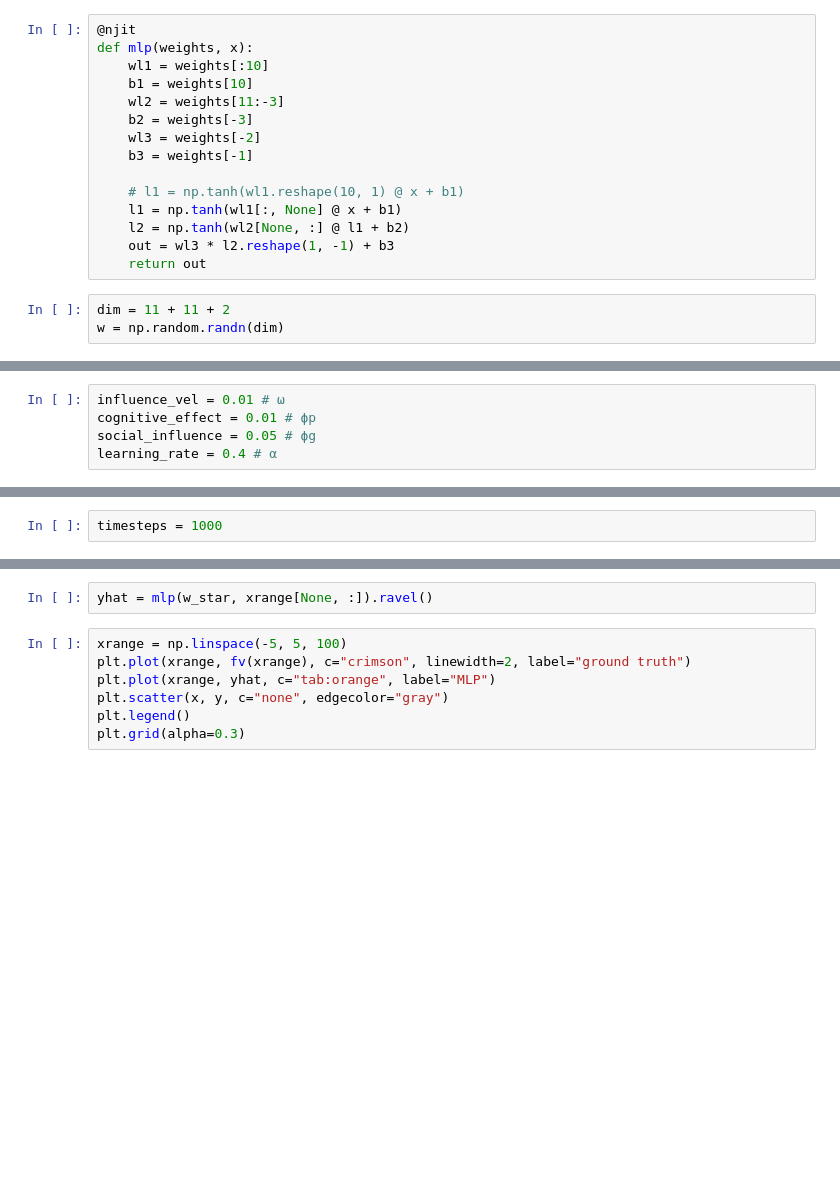
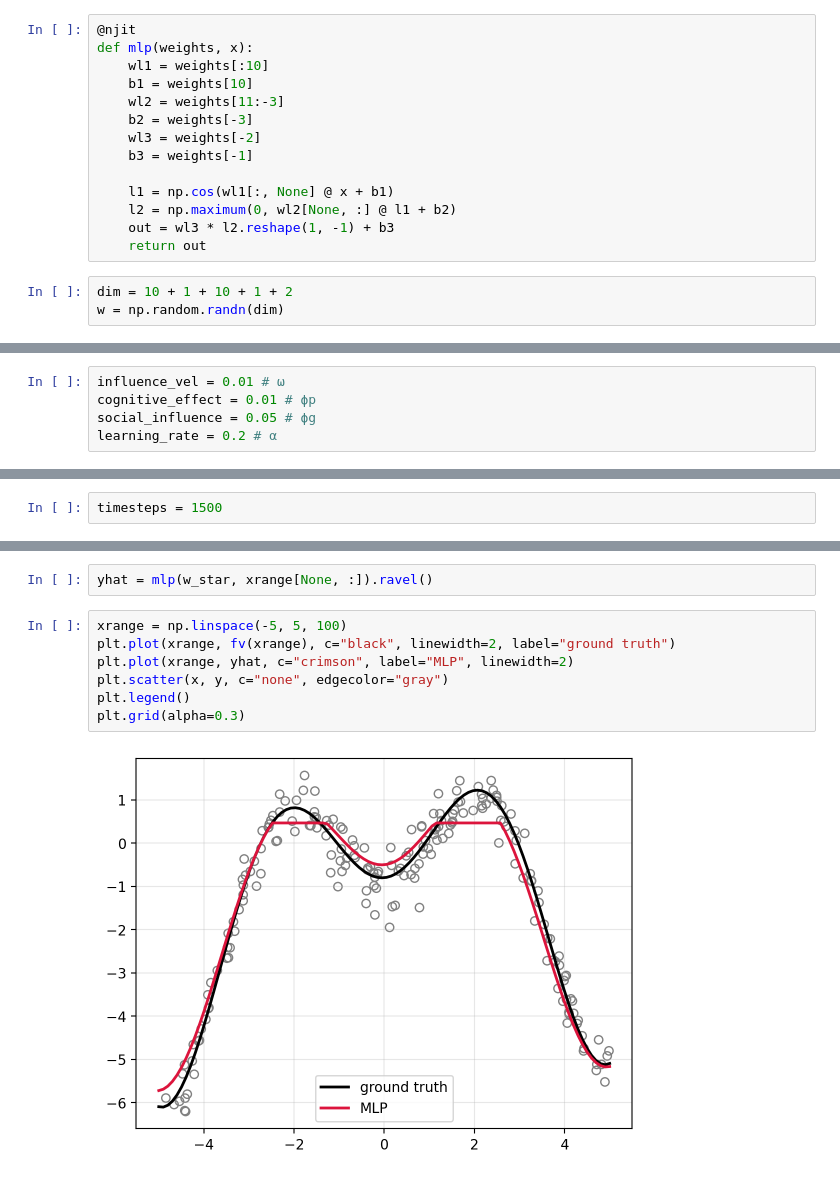
Before and after one commit to sapienzaio/online-ml-finance, a Jupyter notebook: 02-numba-pso.ipynb, the cells around one changed output, grey strips where cells are left out. Saved outputs shown, nothing was run; the diff lists cells and outputs as text; blank space fills up the shorter version.

```diff
--- a/02-numba-pso.ipynb
+++ b/02-numba-pso.ipynb
@@ -242,13 +277,12 @@ def mlp(weights, x):
     wl3 = weights[-2]
     b3 = weights[-1]
 
-    # l1 = np.tanh(wl1.reshape(10, 1) @ x + b1)
-    l1 = np.tanh(wl1[:, None] @ x + b1)
-    l2 = np.tanh(wl2[None, :] @ l1 + b2)
+    l1 = np.cos(wl1[:, None] @ x + b1)
+    l2 = np.maximum(0, wl2[None, :] @ l1 + b2)
     out = wl3 * l2.reshape(1, -1) + b3
     return out
 # %%
-dim = 11 + 11 + 2
+dim = 10 + 1 + 10 + 1 + 2
 w = np.random.randn(dim)
 # %%
 @njit
@@ -264,7 +298,7 @@ lossfn(w)
 influence_vel = 0.01 # ω
 cognitive_effect = 0.01 # ϕp
 social_influence = 0.05 # ϕg
-learning_rate = 0.4 # α
+learning_rate = 0.2 # α
 # %%
 # Initialisiation
 n_particles = 100
@@ -273,7 +307,7 @@ b_down, b_up = -5, 5
 np.random.seed(314)
 (positions, velocities, positions_best), position_best_global = initialise_swarm(lossfn, dim, b_down, b_up, n_particles)
 # %%
-timesteps = 1000
+timesteps = 1500
 # %%
 %%time
 positions_best, hist = run_pso(
@@ -289,8 +329,10 @@ w_star = position_best_global_hist[-1]
 yhat = mlp(w_star, xrange[None, :]).ravel()
 # %%
 xrange = np.linspace(-5, 5, 100)
-plt.plot(xrange, fv(xrange), c="crimson", linewidth=2, label="ground truth")
-plt.plot(xrange, yhat, c="tab:orange", label="MLP")
+plt.plot(xrange, fv(xrange), c="black", linewidth=2, label="ground truth")
+plt.plot(xrange, yhat, c="crimson", label="MLP", linewidth=2)
 plt.scatter(x, y, c="none", edgecolor="gray")
 plt.legend()
 plt.grid(alpha=0.3)
+# %% [output]
+[figure, added]
```
Also changed, not shown: parts of 11 cells of this notebook.
